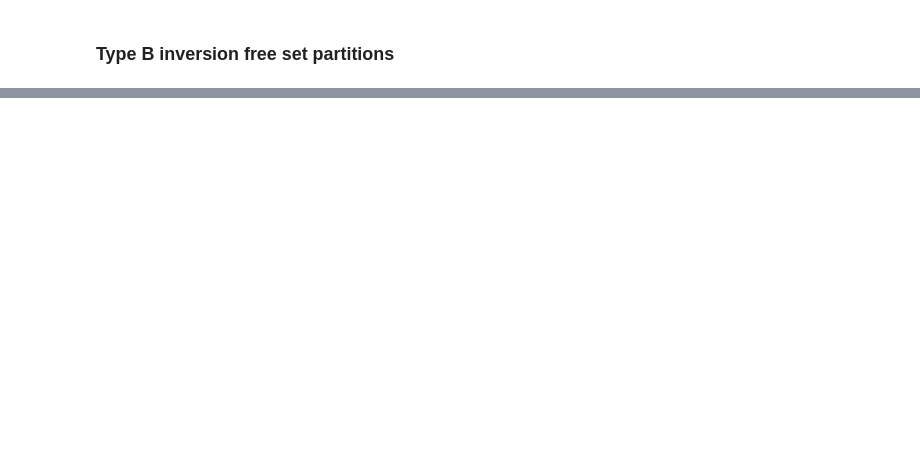
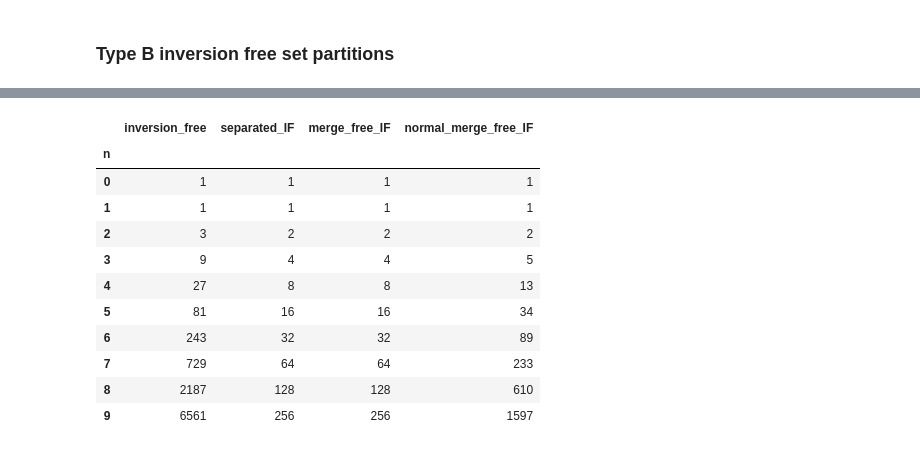
Before and after one commit to Romain-Gerard/algo, a Jupyter notebook: combinatoire_bases.ipynb, the cells around one changed output, grey strips where cells are left out. Saved outputs shown, nothing was run; the diff lists cells and outputs as text; code cells hidden in the pictures; blank space fills up the shorter version.

```diff
--- a/combinatoire_bases.ipynb
+++ b/combinatoire_bases.ipynb
@@ -1132,10 +1123,0 @@ Une inversion est un couple $(s, S_j)$, avec $s$ un entier et $S_j$ un bloc, tel
-# %%
-def is_inversion_free(part):
-    """
-    Vérifie si une partition de type B est inversion-free
-    """
-    for i in range(1, len(part)):
-        # Vérifier si le maximum du bloc i-1 est inférieur au minimum du bloc i.
-        if max(part[i-1]) > min(part[i]):
-            return False
-    return True
@@ -1141,0 +1170,35 @@ def is_inversion_free(part):
+# %%
+results = []
+for n in range(0, 10):
+    E = list(range(1, n+1))
+    parts_A = partitionne_bell(E)
+    parts_B = get_all_parts_B_from_A(parts_A)
+
+    parts_B_inversion_free = [part for part in parts_B if is_inversion_free(part)]
+    parts_B_inversion_free_separated = [part for part in parts_B_inversion_free if is_separated(part)]
+    parts_B_inversion_free_merge_free = [part for part in parts_B_inversion_free if is_merge_free(part)]
+    parts_B_inversion_free_normal_merge_free = [part for part in parts_B_inversion_free if is_normal_merge_free(part)]
+
+    results.append({
+        'n': n,
+        'inversion_free': len(parts_B_inversion_free),
+        'separated_IF': len(parts_B_inversion_free_separated),
+        'merge_free_IF': len(parts_B_inversion_free_merge_free),
+        'normal_merge_free_IF': len(parts_B_inversion_free_normal_merge_free)
+    })
+
+df = pd.DataFrame(results).set_index('n')
+df
+# %% [output]
+|  | inversion_free | separated_IF | merge_free_IF | normal_merge_free_IF |
+| n |  |  |  |  |
+| 0 | 1 | 1 | 1 | 1 |
+| 1 | 1 | 1 | 1 | 1 |
+| 2 | 3 | 2 | 2 | 2 |
+| 3 | 9 | 4 | 4 | 5 |
+| 4 | 27 | 8 | 8 | 13 |
+| 5 | 81 | 16 | 16 | 34 |
+| 6 | 243 | 32 | 32 | 89 |
+| 7 | 729 | 64 | 64 | 233 |
+| 8 | 2187 | 128 | 128 | 610 |
+| 9 | 6561 | 256 | 256 | 1597 |
```
Also changed, not shown: parts of 6 cells of this notebook.
